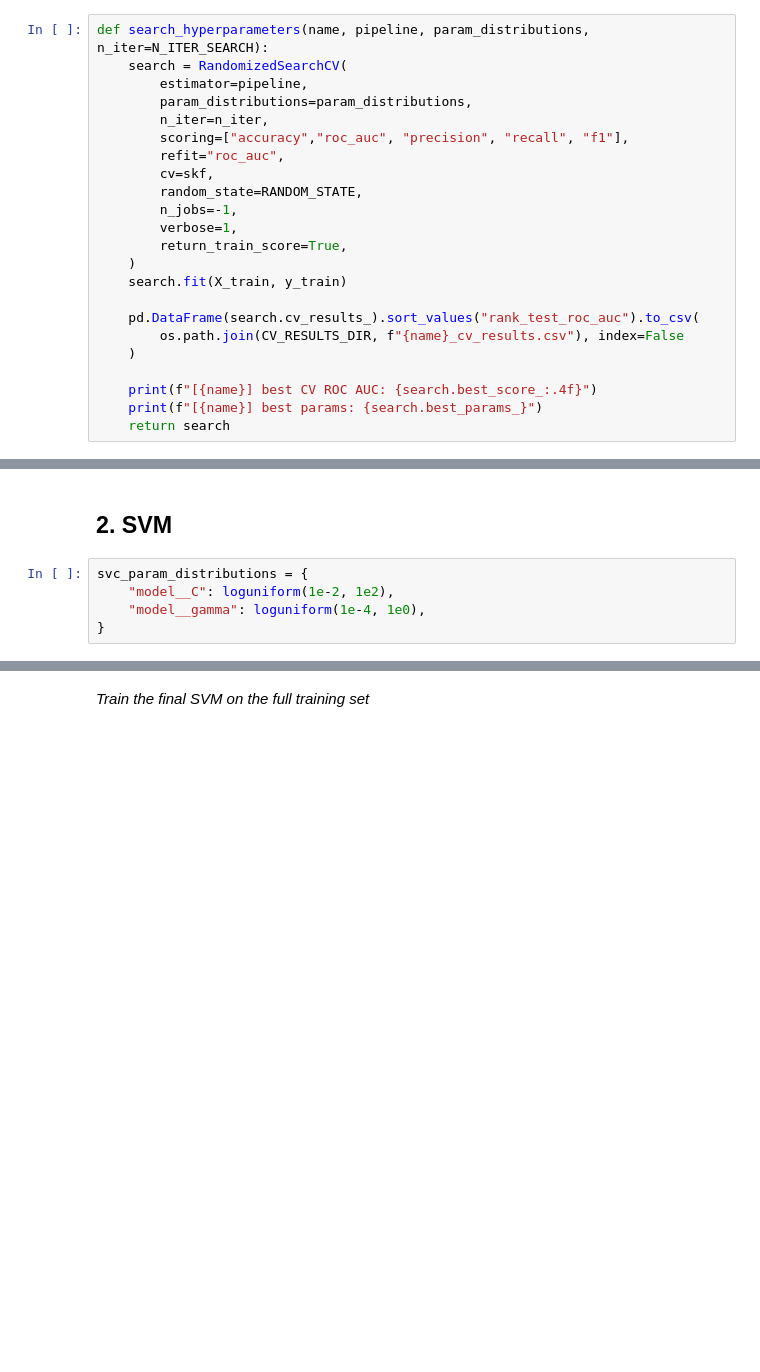
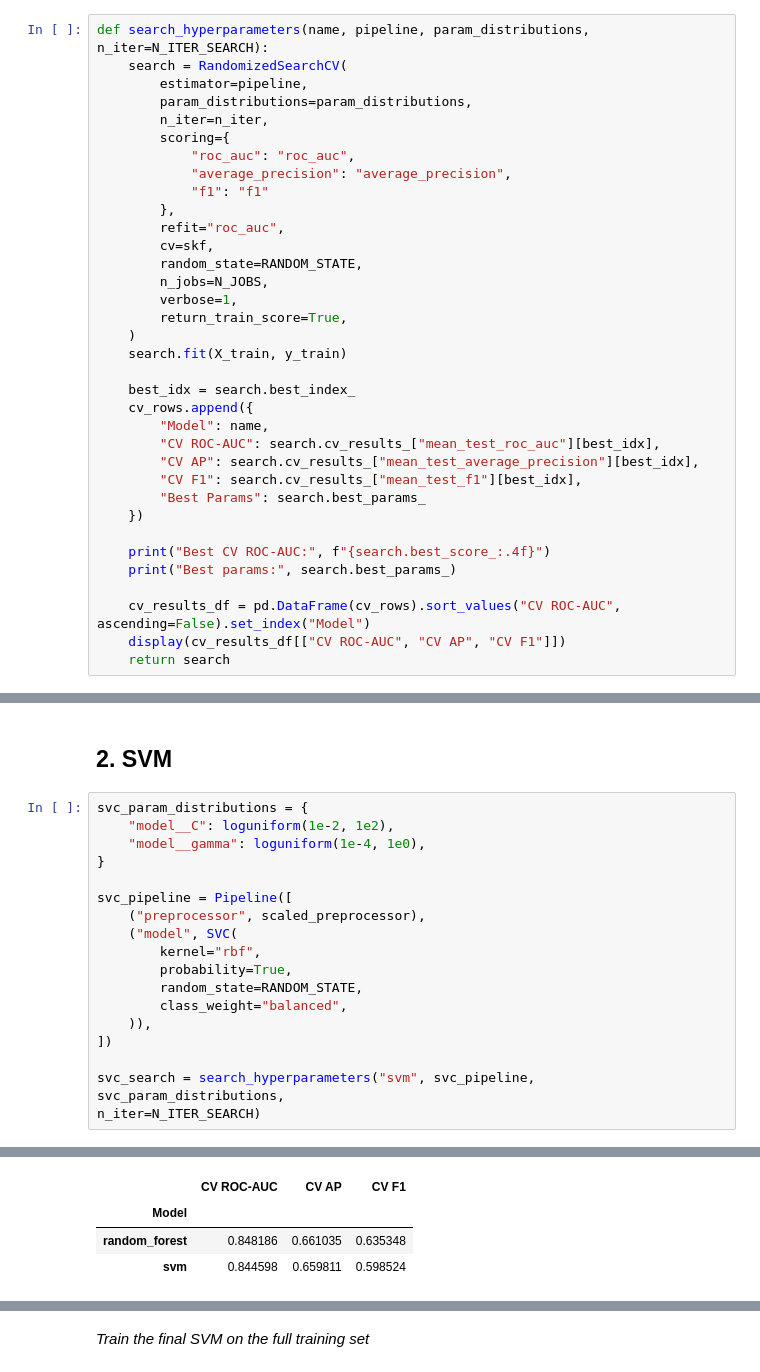
Before and after one commit to serieh/To-Catch-a-Churner, a Jupyter notebook: Notebooks/ML.ipynb, the cells around one changed output, grey strips where cells are left out. Cells and saved outputs as stored; diff of their text form; blank space fills up the shorter version.

```diff
--- a/Notebooks/ML.ipynb
+++ b/Notebooks/ML.ipynb
@@ -221,22 +222,34 @@ def search_hyperparameters(name, pipeline, param_distributions, n_iter=N_ITER_SE
         estimator=pipeline,
         param_distributions=param_distributions,
         n_iter=n_iter,
-        scoring=["accuracy","roc_auc", "precision", "recall", "f1"],
+        scoring={
+            "roc_auc": "roc_auc",
+            "average_precision": "average_precision",
+            "f1": "f1"
+        },
         refit="roc_auc",
         cv=skf,
         random_state=RANDOM_STATE,
-        n_jobs=-1,
+        n_jobs=N_JOBS,
         verbose=1,
         return_train_score=True,
     )
     search.fit(X_train, y_train)
 
-    pd.DataFrame(search.cv_results_).sort_values("rank_test_roc_auc").to_csv(
-        os.path.join(CV_RESULTS_DIR, f"{name}_cv_results.csv"), index=False
-    )
+    best_idx = search.best_index_
+    cv_rows.append({
+        "Model": name,
+        "CV ROC-AUC": search.cv_results_["mean_test_roc_auc"][best_idx],
+        "CV AP": search.cv_results_["mean_test_average_precision"][best_idx],
+        "CV F1": search.cv_results_["mean_test_f1"][best_idx],
+        "Best Params": search.best_params_
+    })
 
-    print(f"[{name}] best CV ROC AUC: {search.best_score_:.4f}")
-    print(f"[{name}] best params: {search.best_params_}")
+    print("Best CV ROC-AUC:", f"{search.best_score_:.4f}")
+    print("Best params:", search.best_params_)
+
+    cv_results_df = pd.DataFrame(cv_rows).sort_values("CV ROC-AUC", ascending=False).set_index("Model")
+    display(cv_results_df[["CV ROC-AUC", "CV AP", "CV F1"]])
     return search
 # %%
 def train_final_model(pipeline_template, best_params):
@@ -324,3 +400,17 @@ svc_param_distributions = {
     "model__C": loguniform(1e-2, 1e2),
     "model__gamma": loguniform(1e-4, 1e0),
 }
+
+svc_pipeline = Pipeline([
+    ("preprocessor", scaled_preprocessor),
+    ("model", SVC(
+        kernel="rbf",
+        probability=True,
+        random_state=RANDOM_STATE,
+        class_weight="balanced",
+    )),
+])
+
+svc_search = search_hyperparameters("svm", svc_pipeline, svc_param_distributions,
+n_iter=N_ITER_SEARCH)
+# %% [output]
@@ -326,0 +420,4 @@ svc_param_distributions = {
+|  | CV ROC-AUC | CV AP | CV F1 |
+| Model |  |  |  |
+| random_forest | 0.848186 | 0.661035 | 0.635348 |
+| svm | 0.844598 | 0.659811 | 0.598524 |
```
Also changed, not shown: parts of 38 cells of this notebook, 20 other files.
